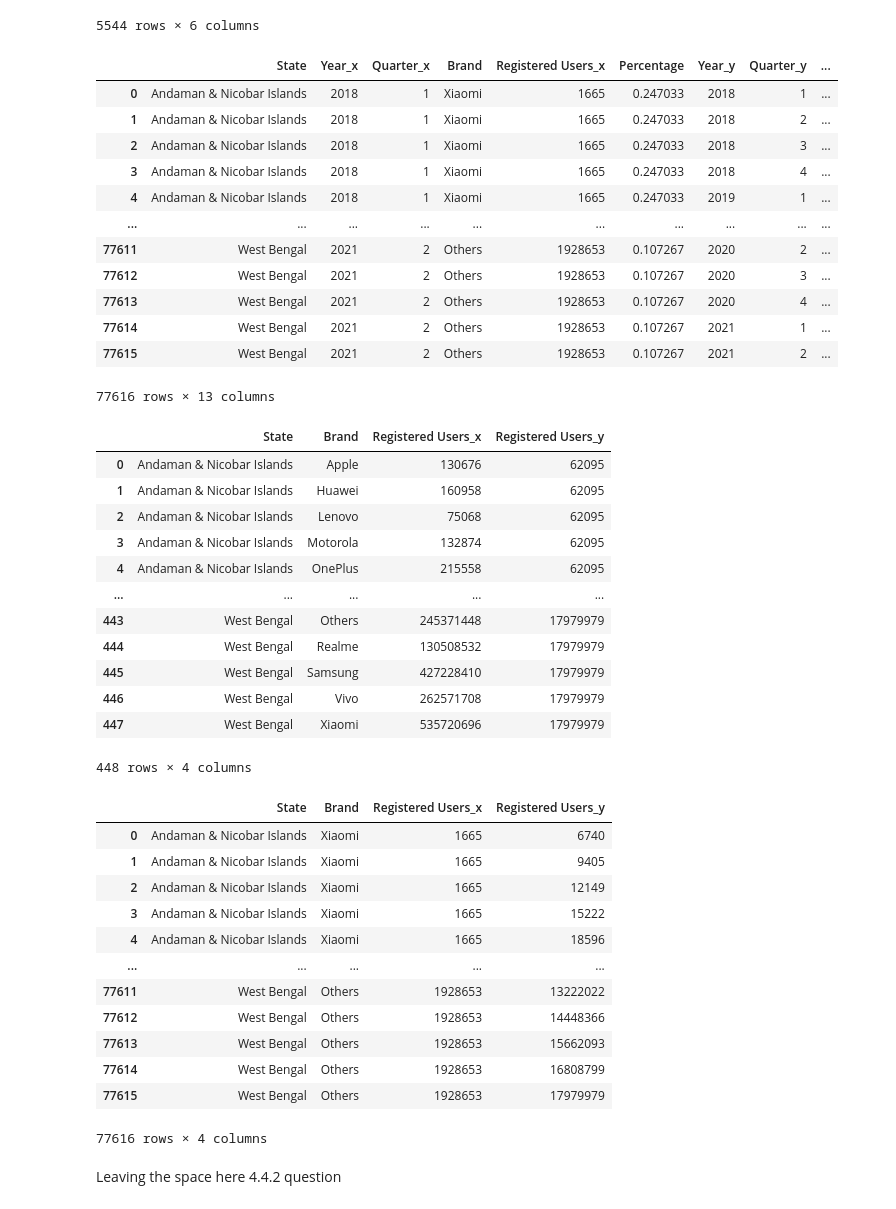
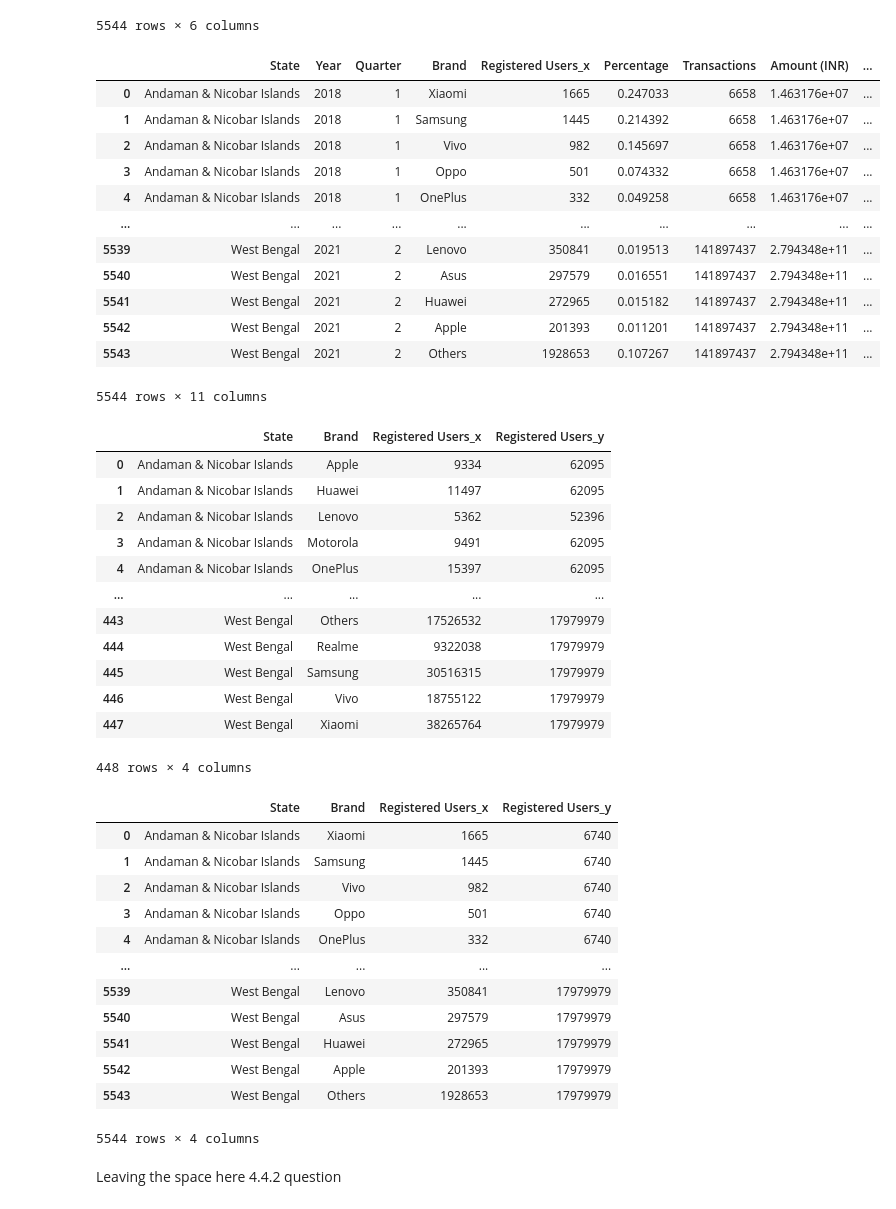
Before and after one commit to Shyam1327/PhonePe_Case_Study_Analysis, a Jupyter notebook: PhonePe.ipynb, the cells around one changed output. Saved outputs shown, nothing was run; the diff lists cells and outputs as text; code cells hidden in the pictures.

```diff
--- a/PhonePe.ipynb
+++ b/PhonePe.ipynb
@@ -1487,22 +1618,22 @@ state_devicedata
 | 5543 | West Bengal | 2021 | 2 | Others | 1928653 | 0.107267 |
 5544 rows × 6 columns
 # %%
-merged_state_device_data=state_devicedata.merge(state_txn_and_users, on=['State'])
+merged_state_device_data=state_devicedata.merge(state_txn_and_users, on=['State','Year','Quarter'])
 merged_state_device_data
 # %% [output]
-|  | State | Year_x | Quarter_x | Brand | Registered Users_x | Percentage | Year_y | Quarter_y | ... |
-| 0 | Andaman & Nicobar Islands | 2018 | 1 | Xiaomi | 1665 | 0.247033 | 2018 | 1 | ... |
-| 1 | Andaman & Nicobar Islands | 2018 | 1 | Xiaomi | 1665 | 0.247033 | 2018 | 2 | ... |
-| 2 | Andaman & Nicobar Islands | 2018 | 1 | Xiaomi | 1665 | 0.247033 | 2018 | 3 | ... |
-| 3 | Andaman & Nicobar Islands | 2018 | 1 | Xiaomi | 1665 | 0.247033 | 2018 | 4 | ... |
-| 4 | Andaman & Nicobar Islands | 2018 | 1 | Xiaomi | 1665 | 0.247033 | 2019 | 1 | ... |
+|  | State | Year | Quarter | Brand | Registered Users_x | Percentage | Transactions | Amount (INR) | ... |
+| 0 | Andaman & Nicobar Islands | 2018 | 1 | Xiaomi | 1665 | 0.247033 | 6658 | 1.463176e+07 | ... |
+| 1 | Andaman & Nicobar Islands | 2018 | 1 | Samsung | 1445 | 0.214392 | 6658 | 1.463176e+07 | ... |
+| 2 | Andaman & Nicobar Islands | 2018 | 1 | Vivo | 982 | 0.145697 | 6658 | 1.463176e+07 | ... |
+| 3 | Andaman & Nicobar Islands | 2018 | 1 | Oppo | 501 | 0.074332 | 6658 | 1.463176e+07 | ... |
+| 4 | Andaman & Nicobar Islands | 2018 | 1 | OnePlus | 332 | 0.049258 | 6658 | 1.463176e+07 | ... |
 | ... | ... | ... | ... | ... | ... | ... | ... | ... | ... |
-| 77611 | West Bengal | 2021 | 2 | Others | 1928653 | 0.107267 | 2020 | 2 | ... |
-| 77612 | West Bengal | 2021 | 2 | Others | 1928653 | 0.107267 | 2020 | 3 | ... |
-| 77613 | West Bengal | 2021 | 2 | Others | 1928653 | 0.107267 | 2020 | 4 | ... |
-| 77614 | West Bengal | 2021 | 2 | Others | 1928653 | 0.107267 | 2021 | 1 | ... |
-| 77615 | West Bengal | 2021 | 2 | Others | 1928653 | 0.107267 | 2021 | 2 | ... |
+| 5539 | West Bengal | 2021 | 2 | Lenovo | 350841 | 0.019513 | 141897437 | 2.794348e+11 | ... |
+| 5540 | West Bengal | 2021 | 2 | Asus | 297579 | 0.016551 | 141897437 | 2.794348e+11 | ... |
+| 5541 | West Bengal | 2021 | 2 | Huawei | 272965 | 0.015182 | 141897437 | 2.794348e+11 | ... |
+| 5542 | West Bengal | 2021 | 2 | Apple | 201393 | 0.011201 | 141897437 | 2.794348e+11 | ... |
+| 5543 | West Bengal | 2021 | 2 | Others | 1928653 | 0.107267 | 141897437 | 2.794348e+11 | ... |
-77616 rows × 13 columns
+5544 rows × 11 columns
 # %%
 state_brand_users=merged_state_device_data.groupby(['State','Brand']).agg({
     'Registered Users_x':'sum',
@@ -1511,17 +1642,17 @@ state_brand_users=merged_state_device_data.groupby(['State','Brand']).agg({
 state_brand_users
 # %% [output]
 |  | State | Brand | Registered Users_x | Registered Users_y |
-| 0 | Andaman & Nicobar Islands | Apple | 130676 | 62095 |
-| 1 | Andaman & Nicobar Islands | Huawei | 160958 | 62095 |
-| 2 | Andaman & Nicobar Islands | Lenovo | 75068 | 62095 |
-| 3 | Andaman & Nicobar Islands | Motorola | 132874 | 62095 |
-| 4 | Andaman & Nicobar Islands | OnePlus | 215558 | 62095 |
+| 0 | Andaman & Nicobar Islands | Apple | 9334 | 62095 |
+| 1 | Andaman & Nicobar Islands | Huawei | 11497 | 62095 |
+| 2 | Andaman & Nicobar Islands | Lenovo | 5362 | 52396 |
+| 3 | Andaman & Nicobar Islands | Motorola | 9491 | 62095 |
+| 4 | Andaman & Nicobar Islands | OnePlus | 15397 | 62095 |
 | ... | ... | ... | ... | ... |
-| 443 | West Bengal | Others | 245371448 | 17979979 |
-| 444 | West Bengal | Realme | 130508532 | 17979979 |
-| 445 | West Bengal | Samsung | 427228410 | 17979979 |
-| 446 | West Bengal | Vivo | 262571708 | 17979979 |
-| 447 | West Bengal | Xiaomi | 535720696 | 17979979 |
+| 443 | West Bengal | Others | 17526532 | 17979979 |
+| 444 | West Bengal | Realme | 9322038 | 17979979 |
+| 445 | West Bengal | Samsung | 30516315 | 17979979 |
+| 446 | West Bengal | Vivo | 18755122 | 17979979 |
+| 447 | West Bengal | Xiaomi | 38265764 | 17979979 |
 448 rows × 4 columns
 # %%
 # Calculate the ratio of users using each device brand to the total number of registered users in each state
@@ -1530,17 +1661,17 @@ merged_brand_data
 # %% [output]
 |  | State | Brand | Registered Users_x | Registered Users_y |
 | 0 | Andaman & Nicobar Islands | Xiaomi | 1665 | 6740 |
-| 1 | Andaman & Nicobar Islands | Xiaomi | 1665 | 9405 |
-| 2 | Andaman & Nicobar Islands | Xiaomi | 1665 | 12149 |
-| 3 | Andaman & Nicobar Islands | Xiaomi | 1665 | 15222 |
-| 4 | Andaman & Nicobar Islands | Xiaomi | 1665 | 18596 |
+| 1 | Andaman & Nicobar Islands | Samsung | 1445 | 6740 |
+| 2 | Andaman & Nicobar Islands | Vivo | 982 | 6740 |
+| 3 | Andaman & Nicobar Islands | Oppo | 501 | 6740 |
+| 4 | Andaman & Nicobar Islands | OnePlus | 332 | 6740 |
 | ... | ... | ... | ... | ... |
-| 77611 | West Bengal | Others | 1928653 | 13222022 |
-| 77612 | West Bengal | Others | 1928653 | 14448366 |
-| 77613 | West Bengal | Others | 1928653 | 15662093 |
-| 77614 | West Bengal | Others | 1928653 | 16808799 |
-| 77615 | West Bengal | Others | 1928653 | 17979979 |
+| 5539 | West Bengal | Lenovo | 350841 | 17979979 |
+| 5540 | West Bengal | Asus | 297579 | 17979979 |
+| 5541 | West Bengal | Huawei | 272965 | 17979979 |
+| 5542 | West Bengal | Apple | 201393 | 17979979 |
+| 5543 | West Bengal | Others | 1928653 | 17979979 |
-77616 rows × 4 columns
+5544 rows × 4 columns
 # %% [markdown]
 Leaving the space here 4.4.2 question
 # %%
```
Also changed, not shown: parts of 36 cells of this notebook.
